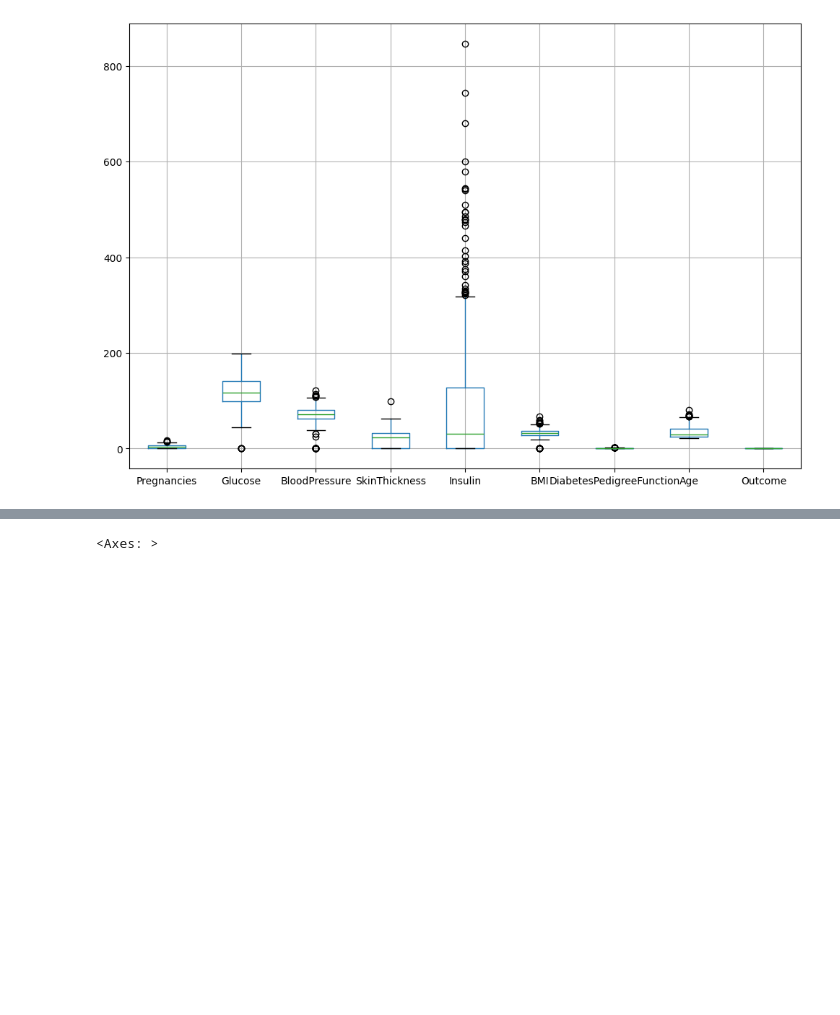
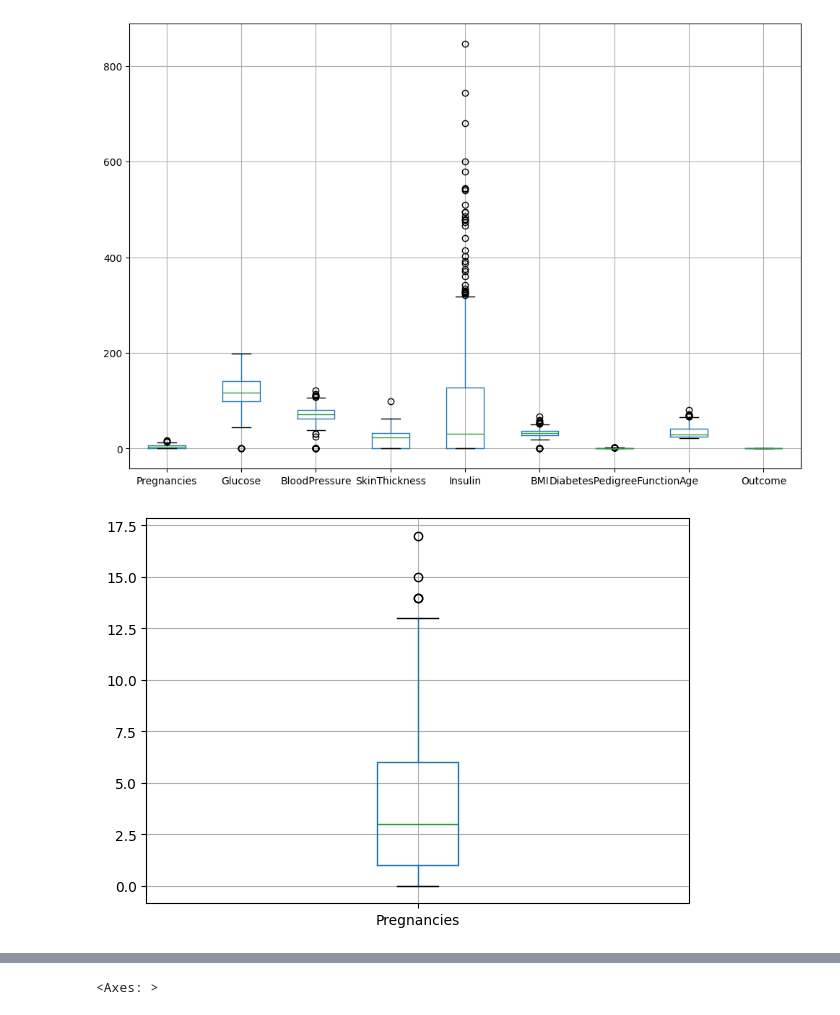
Before and after one commit to gkg1804/EDA-Diabetes, a Jupyter notebook: EDA_Diabetes.ipynb, the cells around one changed output, grey strips where cells are left out. Saved outputs shown, nothing was run; the diff lists cells and outputs as text; code cells hidden in the pictures; blank space fills up the shorter version.

```diff
--- a/EDA_Diabetes.ipynb
+++ b/EDA_Diabetes.ipynb
@@ -240,0 +242,7 @@ plt.show()
+# %%
+# Box plot for Pregnancies
+plt.figure(figsize = (7, 5))
+df.boxplot('Pregnancies')
+plt.show()
+# %% [output]
+[figure, added]
```
Also changed, not shown: parts of 21 cells of this notebook.
